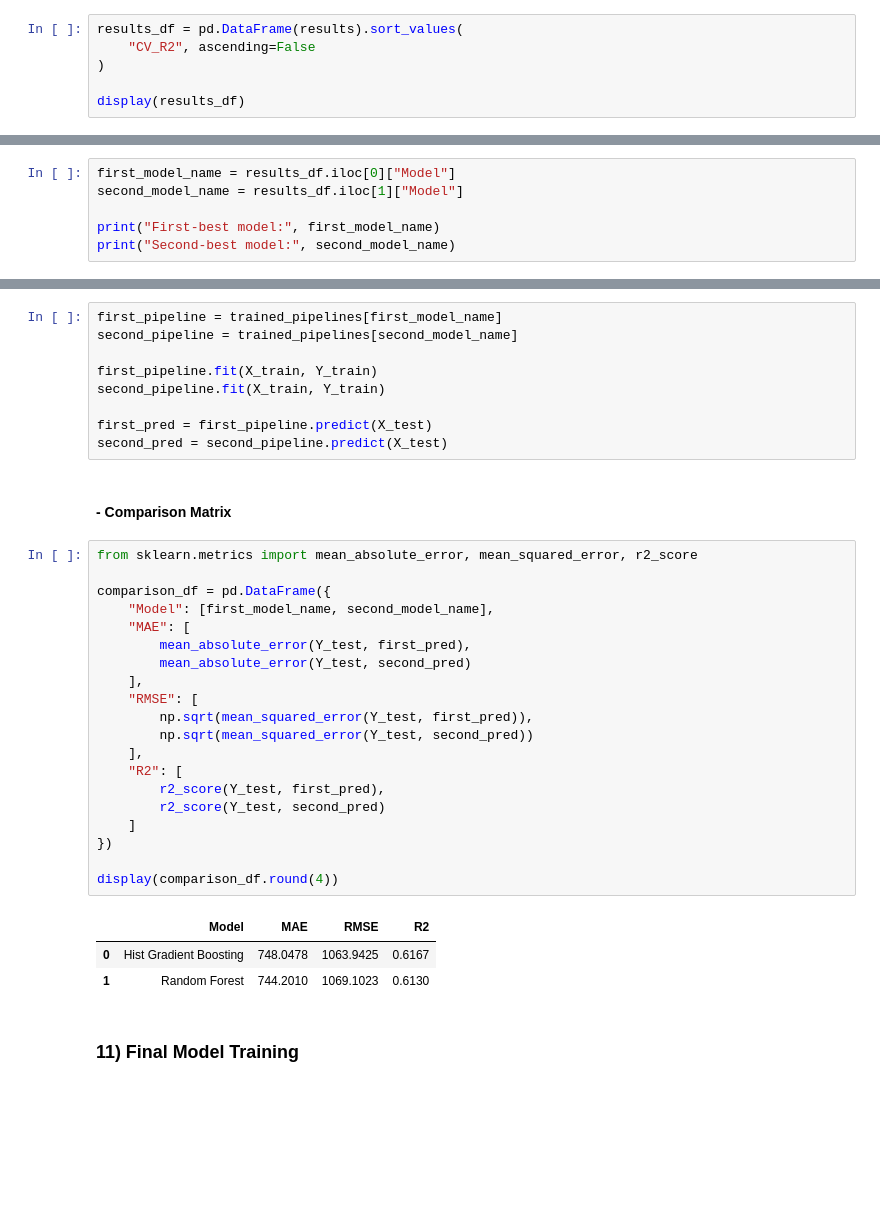
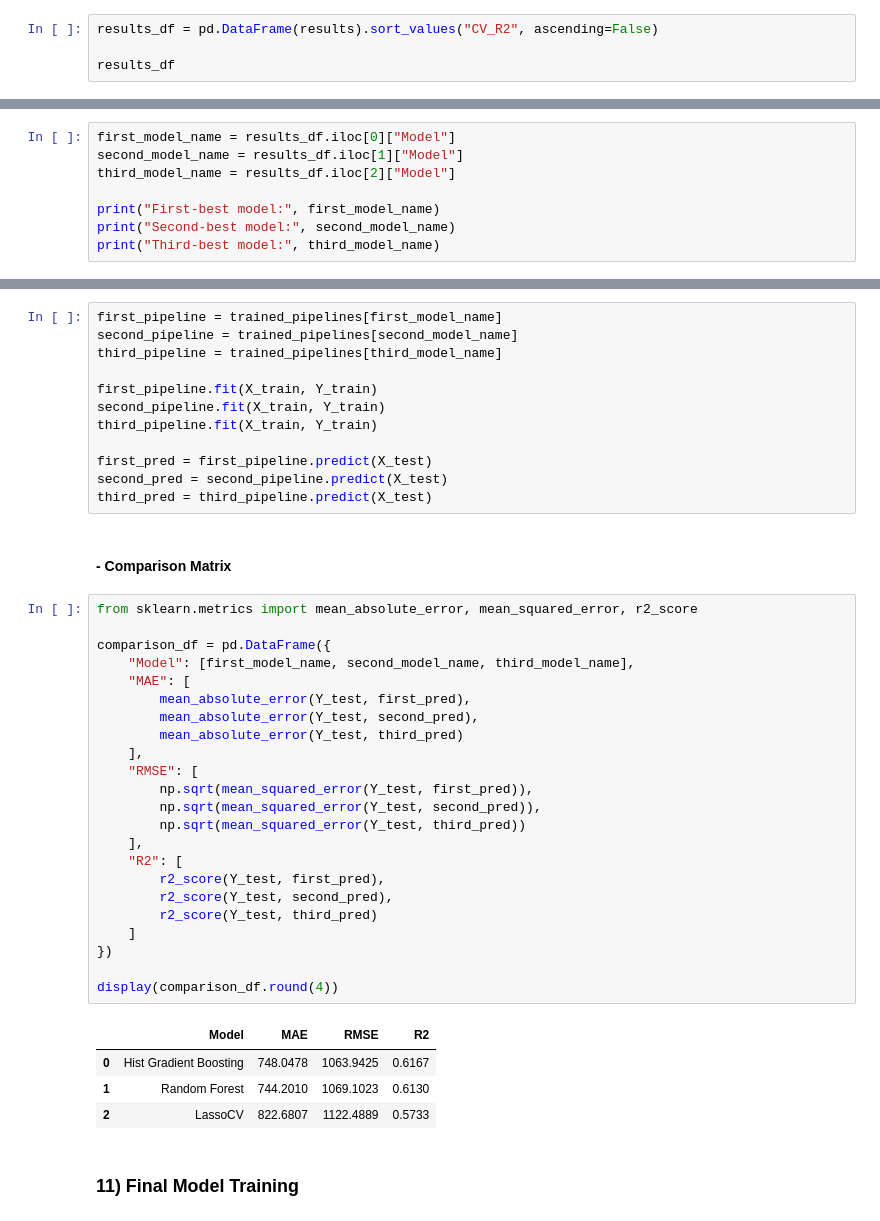
Before and after one commit to simran2104/retail-sales-prediction, a Jupyter notebook: sales_prediction-model.ipynb, the cells around one changed output, grey strips where cells are left out. Saved outputs shown, nothing was run; the diff lists cells and outputs as text; blank space fills up the shorter version.

Commit message:
feat: Added top three model comparisons

```diff
--- a/sales_prediction-model.ipynb
+++ b/sales_prediction-model.ipynb
@@ -910,11 +910,9 @@ for name, model in models.items():
 
     trained_pipelines[name] = model_pipe
 # %%
-results_df = pd.DataFrame(results).sort_values(
-    "CV_R2", ascending=False
-)
+results_df = pd.DataFrame(results).sort_values("CV_R2", ascending=False)
 
-display(results_df)
+results_df
 # %% [output]
 |  | Model | CV_R2 |
 | 7 | Hist Gradient Boosting | 0.5916 |
@@ -930,9 +928,11 @@ display(results_df)
 # %%
 first_model_name = results_df.iloc[0]["Model"]
 second_model_name = results_df.iloc[1]["Model"]
+third_model_name = results_df.iloc[2]["Model"]
 
 print("First-best model:", first_model_name)
 print("Second-best model:", second_model_name)
+print("Third-best model:", third_model_name)
 # %% [output]
 First-best model: Hist Gradient Boosting
 Second-best model: Random Forest
@@ -939,38 +940,45 @@ Second-best model: Random Forest
 # %%
 first_pipeline = trained_pipelines[first_model_name]
 second_pipeline = trained_pipelines[second_model_name]
+third_pipeline = trained_pipelines[third_model_name]
 
 first_pipeline.fit(X_train, Y_train)
 second_pipeline.fit(X_train, Y_train)
+third_pipeline.fit(X_train, Y_train)
 
 first_pred = first_pipeline.predict(X_test)
 second_pred = second_pipeline.predict(X_test)
+third_pred = third_pipeline.predict(X_test)
 # %% [markdown]
 #### - Comparison Matrix
 # %%
 from sklearn.metrics import mean_absolute_error, mean_squared_error, r2_score
 
 comparison_df = pd.DataFrame({
-    "Model": [first_model_name, second_model_name],
+    "Model": [first_model_name, second_model_name, third_model_name],
     "MAE": [
         mean_absolute_error(Y_test, first_pred),
-        mean_absolute_error(Y_test, second_pred)
+        mean_absolute_error(Y_test, second_pred),
+        mean_absolute_error(Y_test, third_pred)
     ],
     "RMSE": [
         np.sqrt(mean_squared_error(Y_test, first_pred)),
-        np.sqrt(mean_squared_error(Y_test, second_pred))
+        np.sqrt(mean_squared_error(Y_test, second_pred)),
+        np.sqrt(mean_squared_error(Y_test, third_pred))
     ],
     "R2": [
         r2_score(Y_test, first_pred),
-        r2_score(Y_test, second_pred)
+        r2_score(Y_test, second_pred),
+        r2_score(Y_test, third_pred)
     ]
 })
 
 display(comparison_df.round(4))
 # %% [output]
 |  | Model | MAE | RMSE | R2 |
 | 0 | Hist Gradient Boosting | 748.0478 | 1063.9425 | 0.6167 |
 | 1 | Random Forest | 744.2010 | 1069.1023 | 0.6130 |
+| 2 | LassoCV | 822.6807 | 1122.4889 | 0.5733 |
 # %% [markdown]
 ### 11) Final Model Training
 # %%
```
Also changed, not shown: parts of 11 cells of this notebook.
